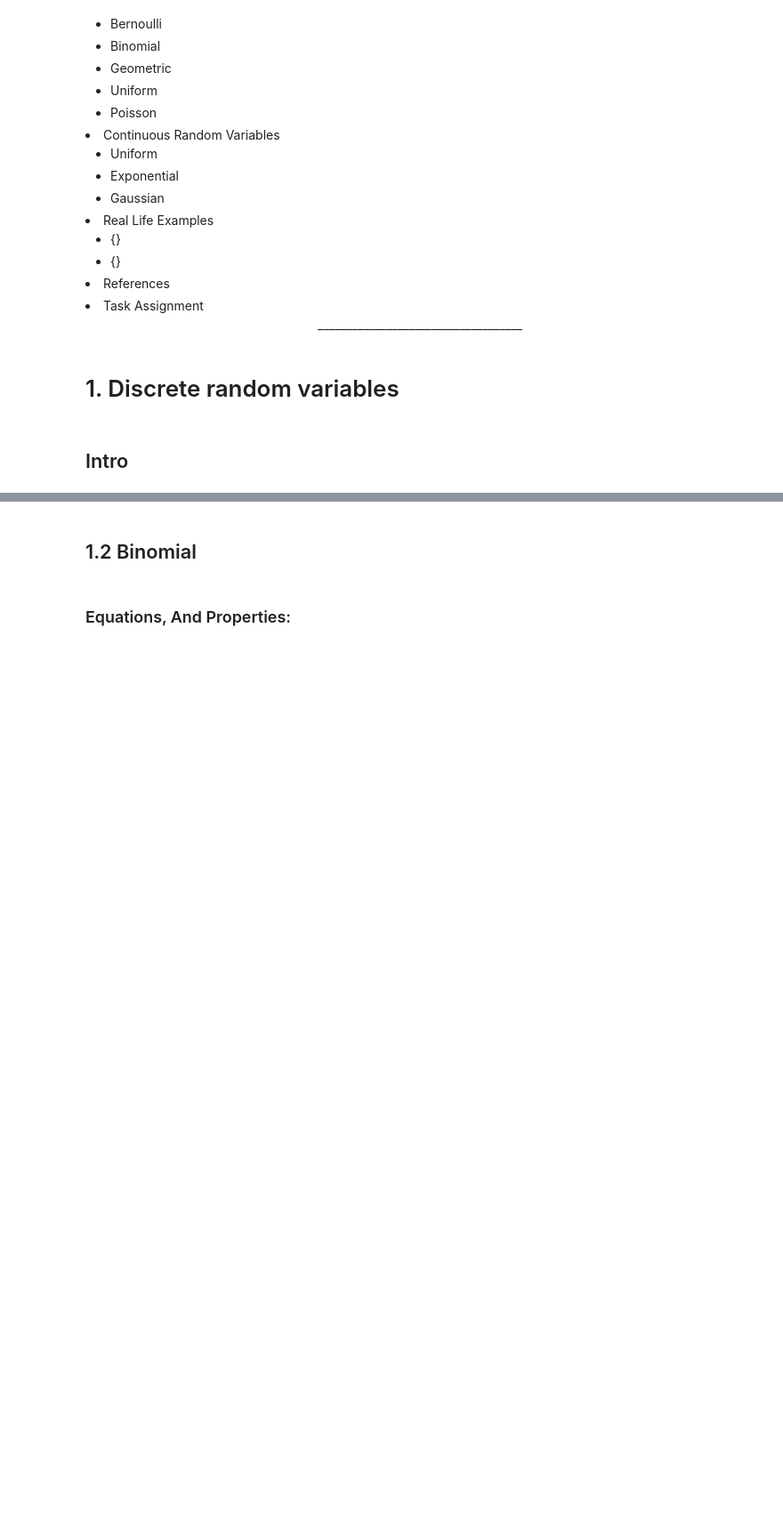
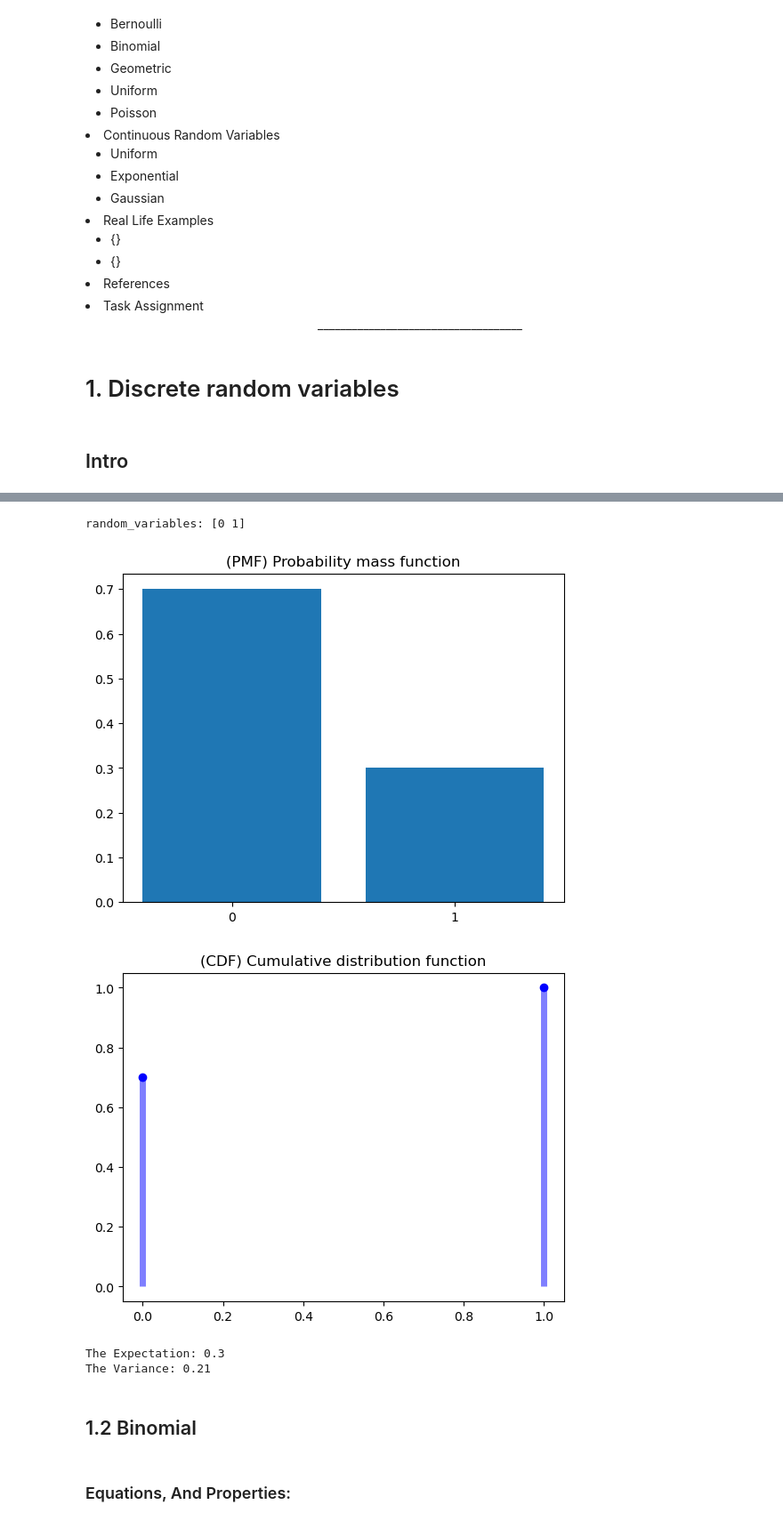
Before and after one commit to shabbann/probability-project, a Jupyter notebook: Math Project.ipynb, the cells around one changed output, grey strips where cells are left out. Shown at 89% size. Saved outputs shown, nothing was run; the diff lists cells and outputs as text; code cells hidden in the pictures; blank space fills up the shorter version.

```diff
--- a/Math Project.ipynb
+++ b/Math Project.ipynb
@@ -74,9 +99,37 @@
 # %%
 ##Generate the random variable
+import numpy as np
+from scipy.stats import bernoulli
+import matplotlib.pyplot as plt
+p=0.3
+dist=bernoulli(p)
+print("random_variables:",dist.rvs(size=2))
+# %% [output]
+random_variables: [0 1]
 # %%
 ##Plot the PMF/PDF and CDF
+x=[0,1]
+pmf=[dist.pmf(0),dist.pmf(1)]
+fig,ax=plt.subplots()
+ax.bar(x,pmf,label="PMF")
+plt.xticks([0,1])
+plt.title("(PMF) Probability mass function")
+plt.show()
+cdf=[dist.cdf(0),dist.cdf(1)]
+plt.plot(x,cdf,"bo",label="CDF")
+plt.vlines(x, 0, cdf, colors='b', lw=5, alpha=0.5);
+plt.title("(CDF) Cumulative distribution function")
+plt.show()
+# %% [output]
+[figure, added]
+[figure, added]
 # %%
 ##Compute The Expectation and the Variance.
+print("The Expectation:",dist.mean())
+print("The Variance:",dist.var())
+# %% [output]
+The Expectation: 0.3
+The Variance: 0.21
 # %% [markdown]
 ## 1.2 Binomial
 # %% [markdown]
```
Also changed, not shown: parts of 18 cells of this notebook.
